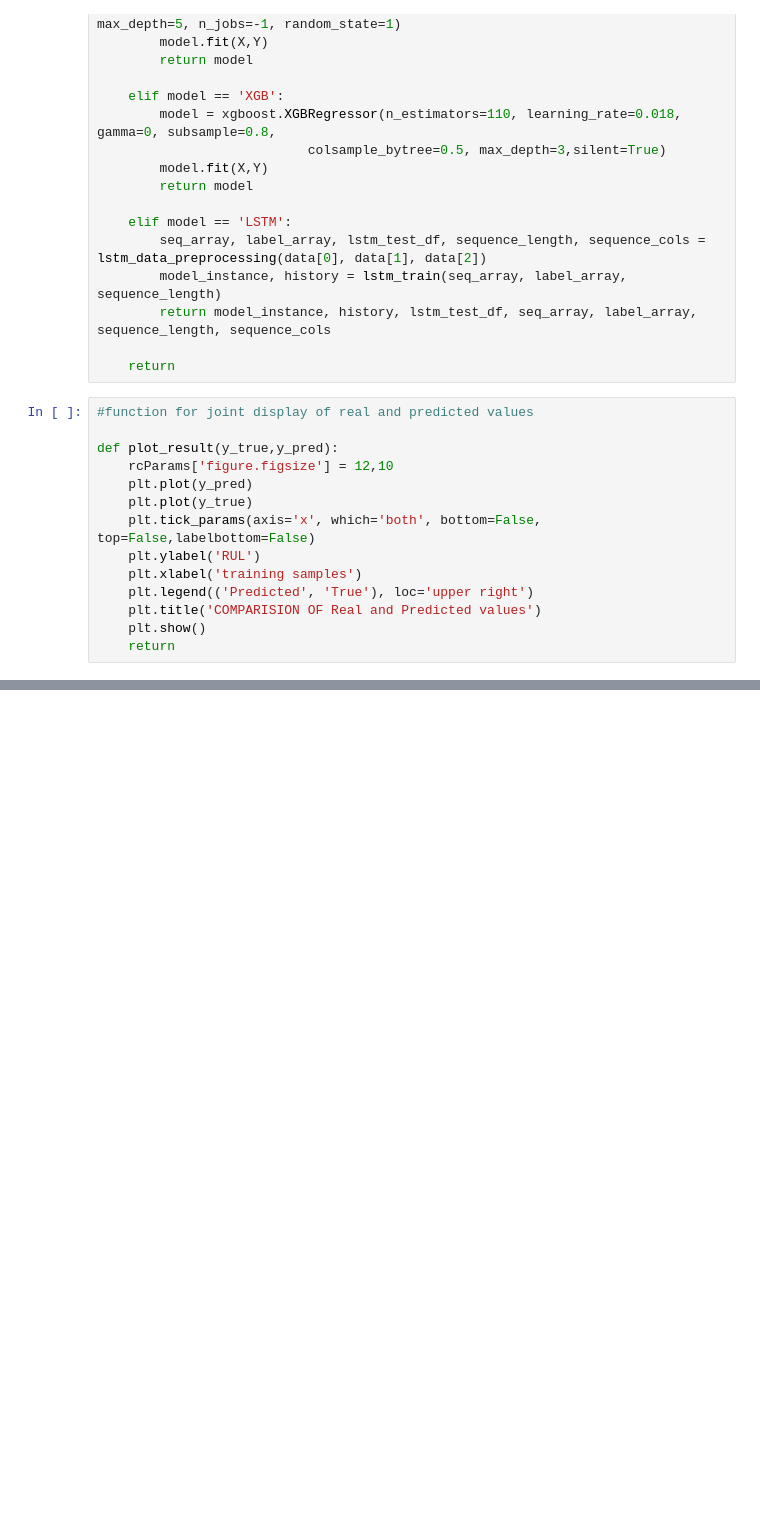
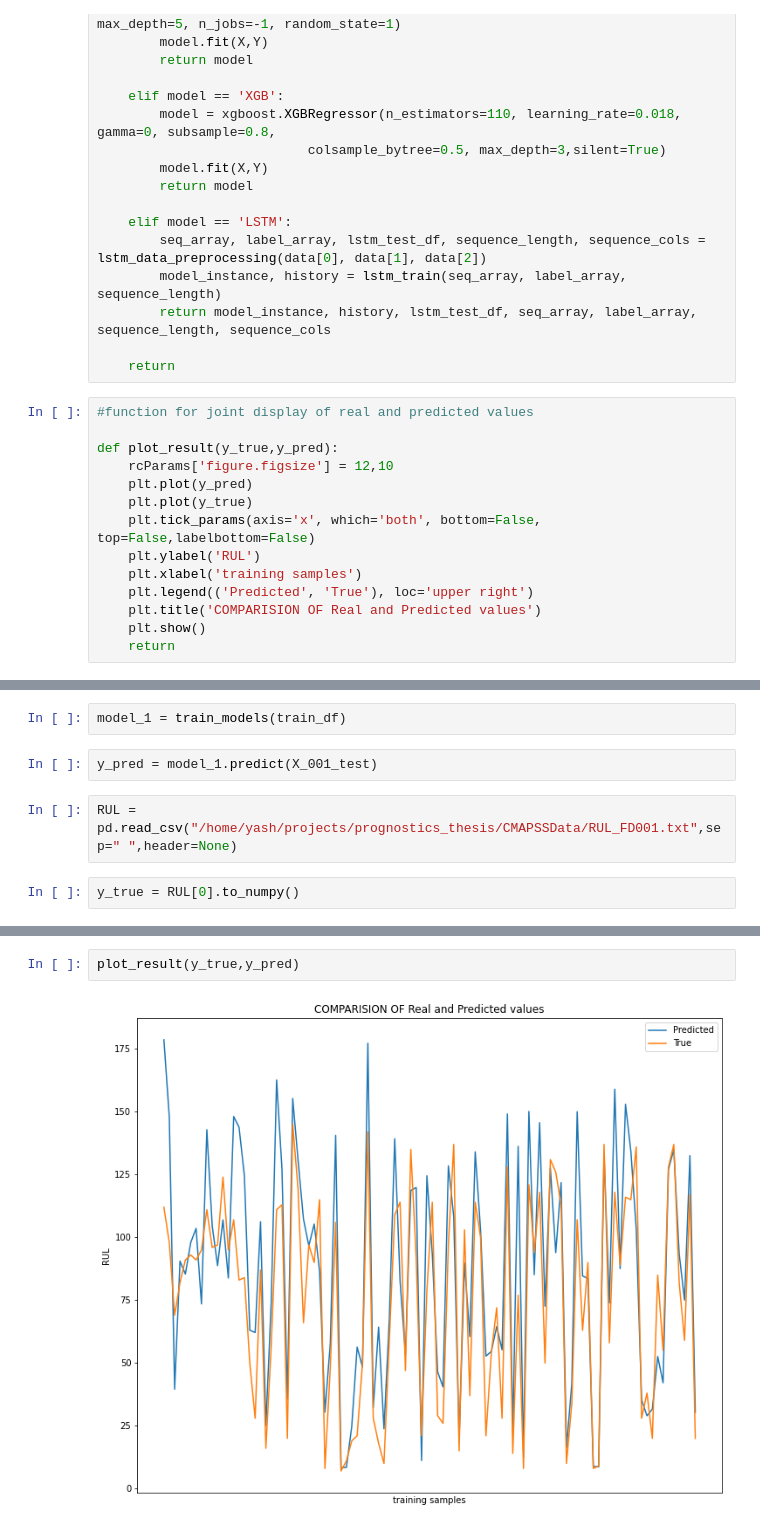
Before and after one commit to y4shb/prognostics_thesis, a Jupyter notebook: prognostics_load_data.ipynb, the cells around one changed output, grey strips where cells are left out. Cells and saved outputs as stored; diff of their text form; blank space fills up the shorter version.

Commit message:
added prediction and scores

```diff
--- a/prognostics_load_data.ipynb
+++ b/prognostics_load_data.ipynb
@@ -496,0 +530,8 @@ def plot_result(y_true,y_pred):
+# %%
+model_1 = train_models(train_df)
+# %%
+y_pred = model_1.predict(X_001_test)
+# %%
+RUL = pd.read_csv("/home/yash/projects/prognostics_thesis/CMAPSSData/RUL_FD001.txt",sep=" ",header=None)
+# %%
+y_true = RUL[0].to_numpy()
@@ -496,0 +565,4 @@ def plot_result(y_true,y_pred):
+# %%
+plot_result(y_true,y_pred)
+# %% [output]
+[figure, added]
```
Also changed, not shown: parts of 9 cells of this notebook.
